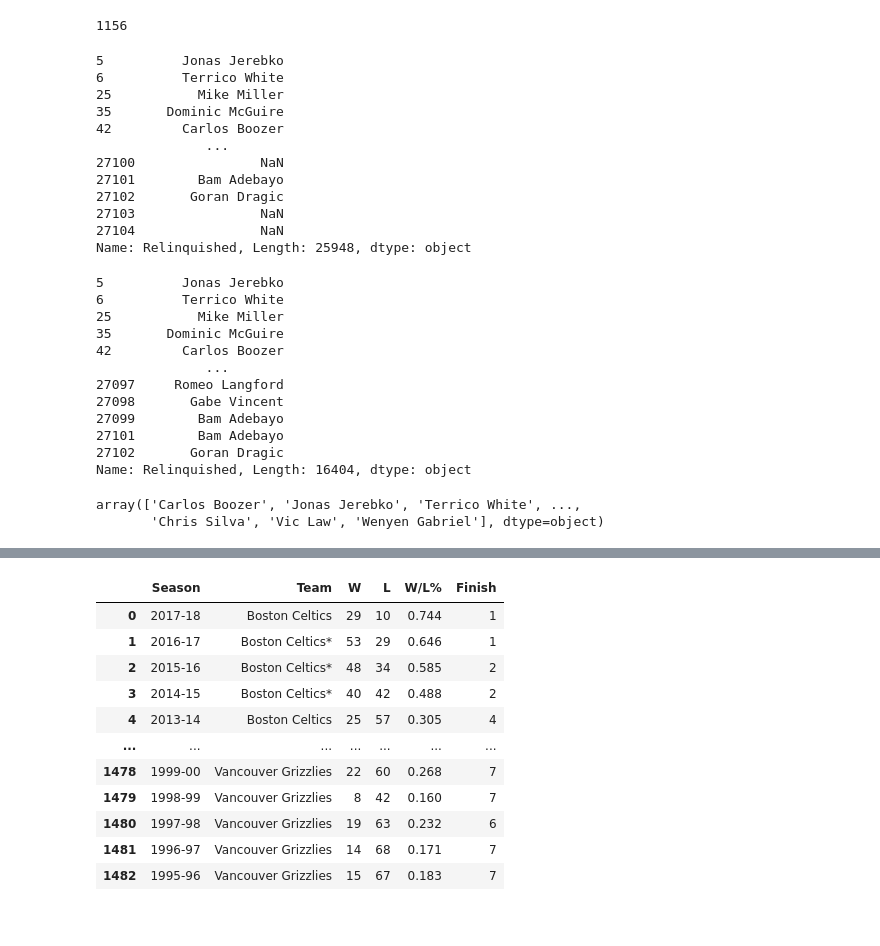
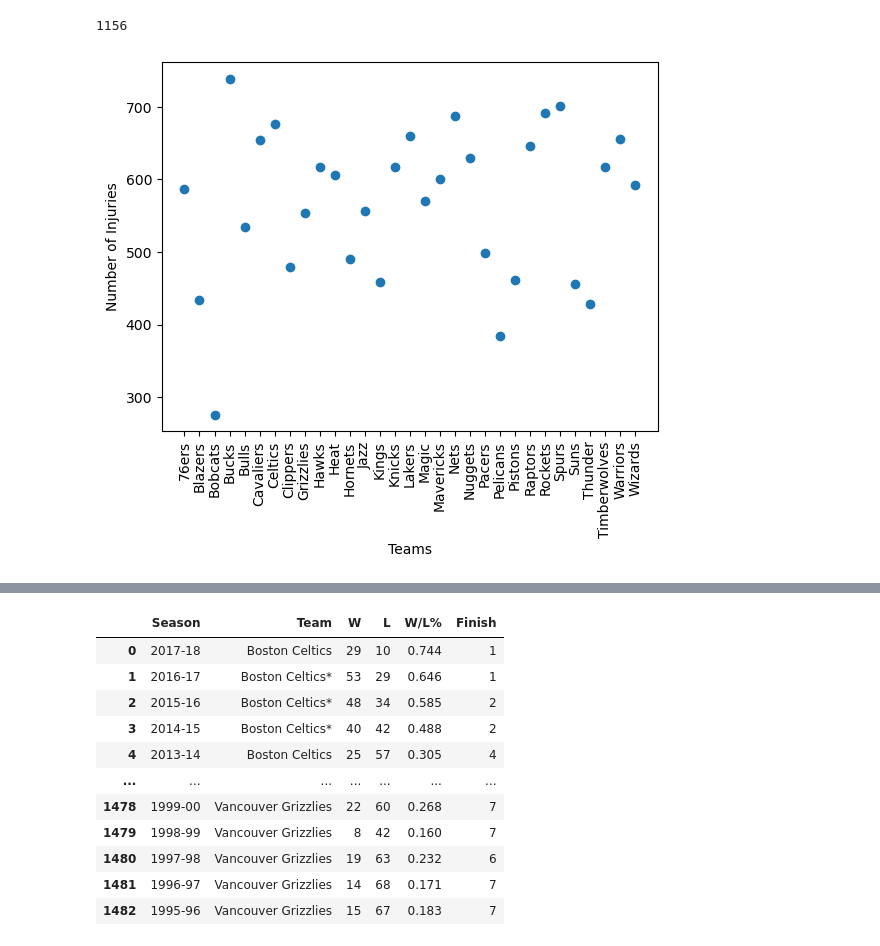
Before and after one commit to paulhji/team_gaap_project1, a Jupyter notebook: NBA Injuries.ipynb, the cells around one changed output, grey strips where cells are left out. Cells and saved outputs as stored; diff of their text form; code cells hidden in the pictures.

```diff
--- a/NBA Injuries.ipynb
+++ b/NBA Injuries.ipynb
@@ -90,39 +92,13 @@ new_injuries_df["Relinquished"].nunique()
 # %% [output]
 1156
-# %%
-duplicate_names=new_injuries_df.duplicated(subset='Relinquished')
-duplicate_name = new_injuries_df.loc[duplicate_names, 'Relinquished']
-duplicate_name
-# %% [output]
-5          Jonas Jerebko
-6          Terrico White
-25           Mike Miller
-35       Dominic McGuire
-42         Carlos Boozer
-              ...
-27100                NaN
-27101        Bam Adebayo
-27102       Goran Dragic
-27103                NaN
-27104                NaN
-Name: Relinquished, Length: 25948, dtype: object
-# %%
-duplicate_name.dropna()
-# %% [output]
-5          Jonas Jerebko
-6          Terrico White
-25           Mike Miller
-35       Dominic McGuire
-42         Carlos Boozer
-              ...
-27097     Romeo Langford
-27098       Gabe Vincent
-27099        Bam Adebayo
-27101        Bam Adebayo
-27102       Goran Dragic
-Name: Relinquished, Length: 16404, dtype: object
-# %%
-new_injuries_df["Relinquished"].unique()
-# %% [output]
-array(['Carlos Boozer', 'Jonas Jerebko', 'Terrico White', ...,
-       'Chris Silva', 'Vic Law', 'Wenyen Gabriel'], dtype=object)
+# %%
+clean_injuries_grouped = cleaned_injuries_df.groupby('Team')['Relinquished'].count().reset_index()
+# %%
+#2010-2020 Total Injuries
+plt.scatter(clean_injuries_grouped['Team'], clean_injuries_grouped['Relinquished'])
+plt.xlabel("Teams")
+plt.ylabel("Number of Injuries")
+plt.xticks(rotation=90)
+plt.show()
+# %% [output]
+[figure, added]
```
Also changed, not shown: parts of 16 cells of this notebook.
